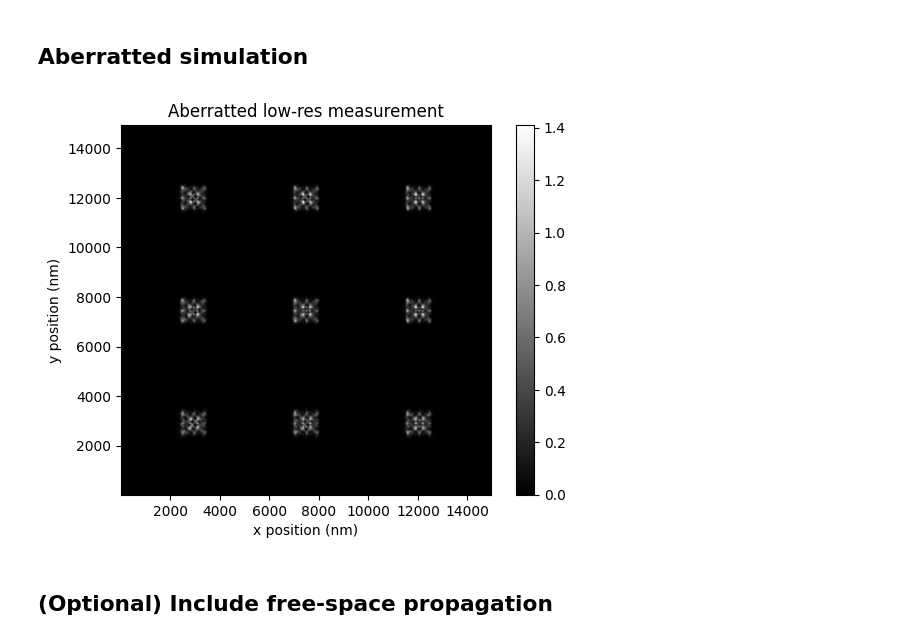
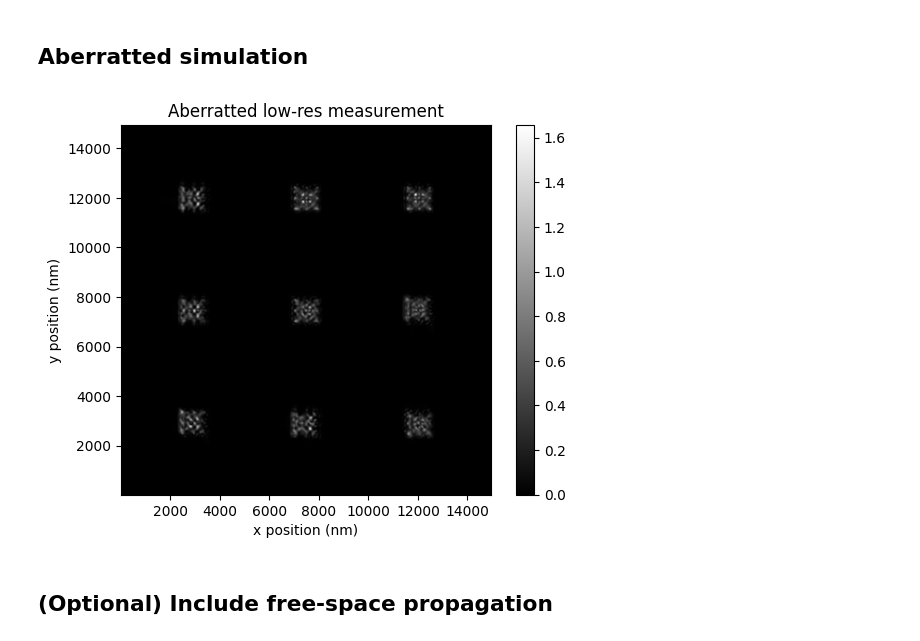
Before and after one commit to ArianaGu/EUV_FPM, a Jupyter notebook: fp_sim.ipynb, the cells around one changed output. Drawn from its saved outputs; the diff is of its cells as text; code cells hidden in the pictures.

```diff
--- a/fp_sim.ipynb
+++ b/fp_sim.ipynb
@@ -430,27 +430,27 @@ np.save(f'{folder}/gt.npy', obj)
 # %%
 def forward(object, X0, Y0, FILTER=FILTER):
     obj_angle = np.zeros_like(object, dtype=np.complex128)
     for p in range(3):
         for q in range(3):
-            abe = get_pupil_phase(p+5,q+5,FILTER)
+            abe = get_pupil_phase(p,q,FILTER)
             obj_patch = np.zeros_like(object)
             tile_size = 332
             obj_patch[p*tile_size:(p+1)*tile_size, q*tile_size:(q+1)*tile_size] = \
                 object[p*tile_size:(p+1)*tile_size, q*tile_size:(q+1)*tile_size]
             abe_filter = FILTER*np.exp(1j*abe)
             obj_angle += ift(abe_filter * circshift2(ft(obj_patch), -X0, -Y0))
     img_angle = np.abs(obj_angle)**2
     return img_angle
 
 img_angle = forward(obj, 0, 0)
 plt.imshow(img_angle, extent=[x_m[0]*1e9, x_m[-1]*1e9, y_m[0]*1e9, y_m[-1]*1e9], cmap='gray')
 plt.xlabel('x position (nm)')
 plt.ylabel('y position (nm)')
 plt.title('Aberratted low-res measurement')
 plt.colorbar()
 plt.show()
 # %% [output]
-[figure, old version]
+[figure, new version]
 # %%
 Sx = np.linspace(-1,1,9)
 Sy = np.linspace(-1,1,9)
```
Also changed, not shown: parts of 4 cells of this notebook, 1 other file.
